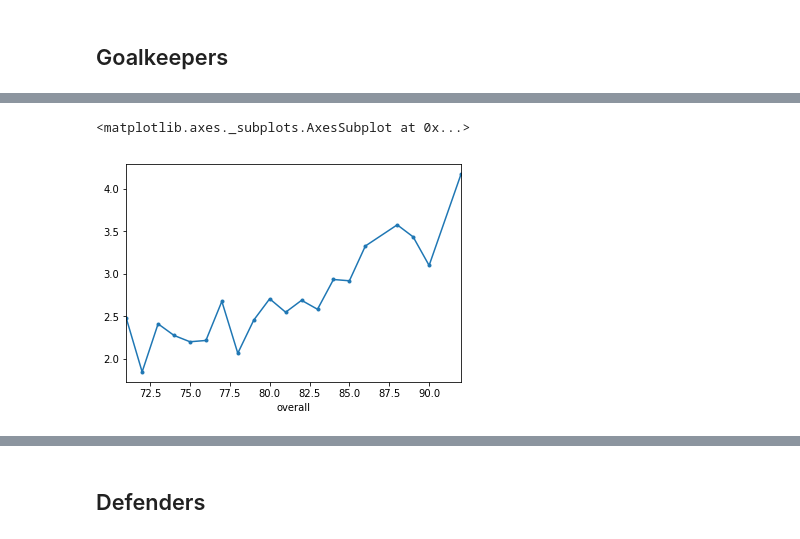
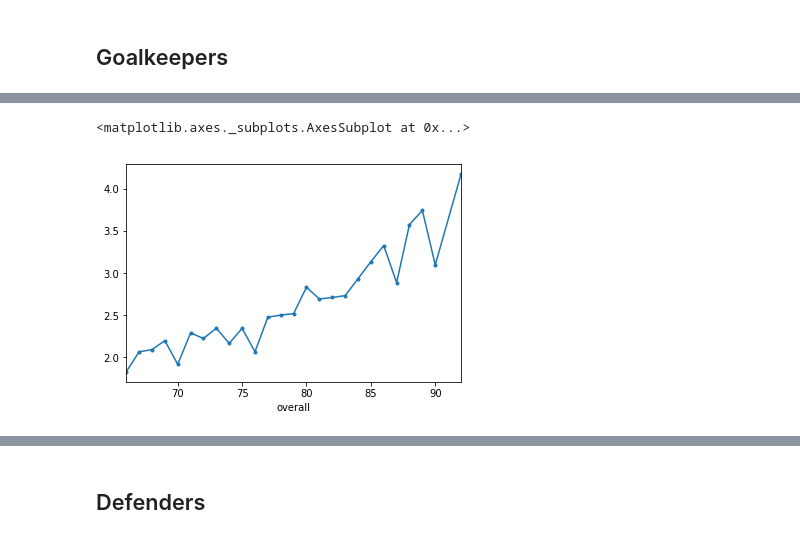
Before and after one commit to markkennedy3/Fifa-vs-Real-Life, a Jupyter notebook: notebooks/analysis/500_RQ1_Analysis.ipynb, the cells around one changed output, grey strips where cells are left out. Cells and saved outputs as stored; diff of their text form; code cells hidden in the pictures.

```diff
--- a/notebooks/analysis/500_RQ1_Analysis.ipynb
+++ b/notebooks/analysis/500_RQ1_Analysis.ipynb
@@ -10,6 +12,4 @@ from sklearn.linear_model import LinearRegression
 RQ1 = pd.read_csv('../../data/analysis/RQ1.csv')
 # %%
 RQ1 = RQ1.drop(RQ1.columns[[0]], axis=1)
-# %%
-RQ1 = RQ1.rename(columns={"17/18":"17/18 Form", "17/18.1":"17/18 Apps"})
 # %%
@@ -50,4 +66,4 @@ o.plot(style='.-')
 # %% [markdown]
 ## Goalkeepers
 # %%
-RQ1_Goalkeeper = RQ1[RQ1['Position'] == 'Goalkeeper']
+RQ1_Goalkeepers = RQ1[RQ1['Position'] == 'Goalkeeper']
@@ -54,6 +90,6 @@ RQ1_Goalkeeper = RQ1[RQ1['Position'] == 'Goalkeeper']
 # %%
-g = RQ1_Goalkeeper.groupby(['overall']).mean()['Average Form']
-g.plot(style='.-')
+gk = RQ1_Goalkeepers.groupby(['overall']).mean()['Previous Average Form']
+gk.plot(style='.-')
 # %% [output]
 <matplotlib.axes._subplots.AxesSubplot at 0x...>
-[figure, old version]
+[figure, new version]
```
Also changed, not shown: parts of 108 cells of this notebook.
